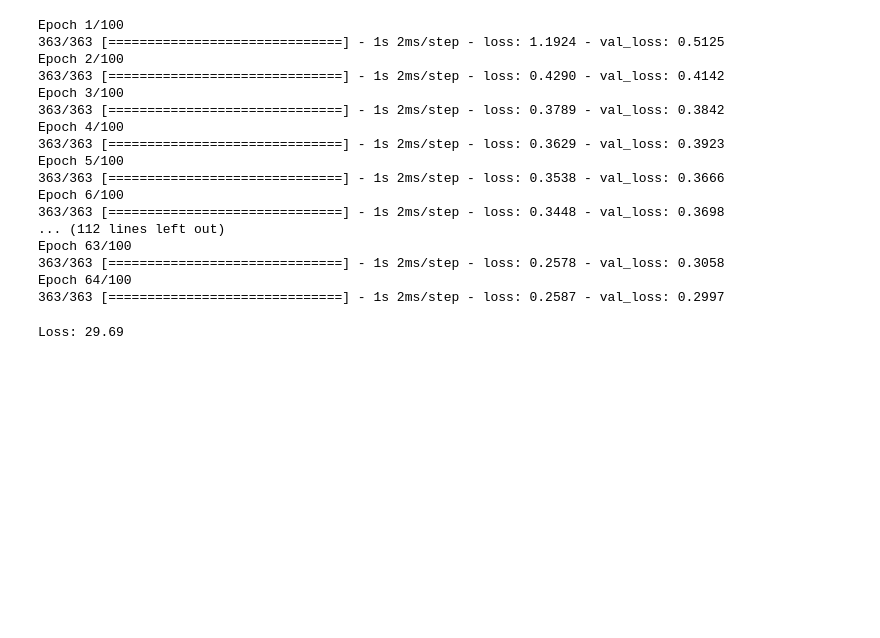
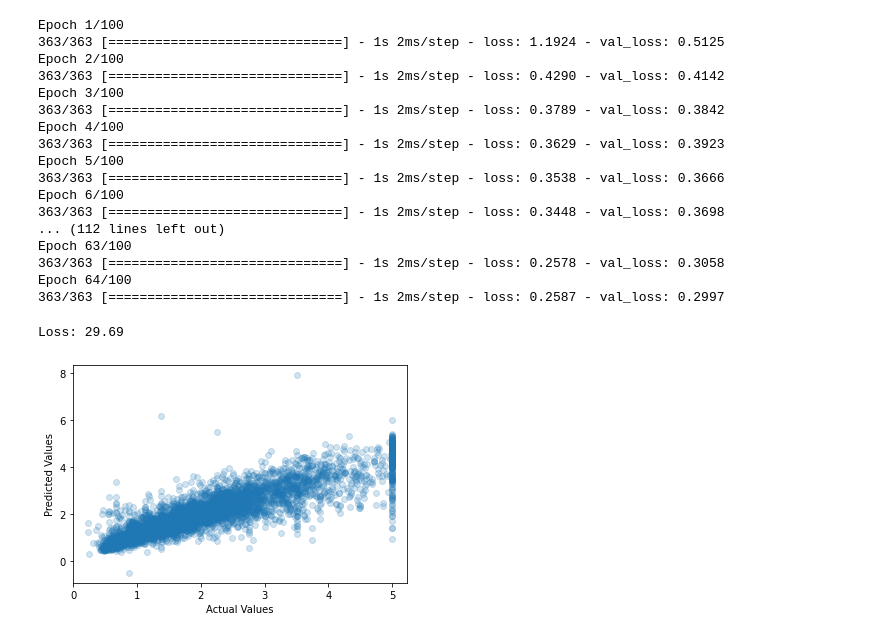
Before and after one commit to MoosaSaadat/handsonml, a Jupyter notebook: california_housing.ipynb, the cells around one changed output. Cells and saved outputs as stored; diff of their text form; code cells hidden in the pictures; blank space fills up the shorter version.

Commit message:
Make predictions

```diff
--- a/california_housing.ipynb
+++ b/california_housing.ipynb
@@ -93,3 +94,13 @@ loss = model.evaluate(x_test, y_test, verbose=0)
 print(f"Loss: {loss*100:.2f}")
 # %% [output]
 Loss: 29.69
+# %%
+# Make predictions
+preds = model.predict(x_test).flatten()
+
+plt.scatter(y_test, preds, alpha=0.2)
+plt.ylabel("Predicted Values")
+plt.xlabel("Actual Values")
+plt.show()
+# %% [output]
+[figure, added]
```
Also changed, not shown: parts of 2 cells of this notebook.
